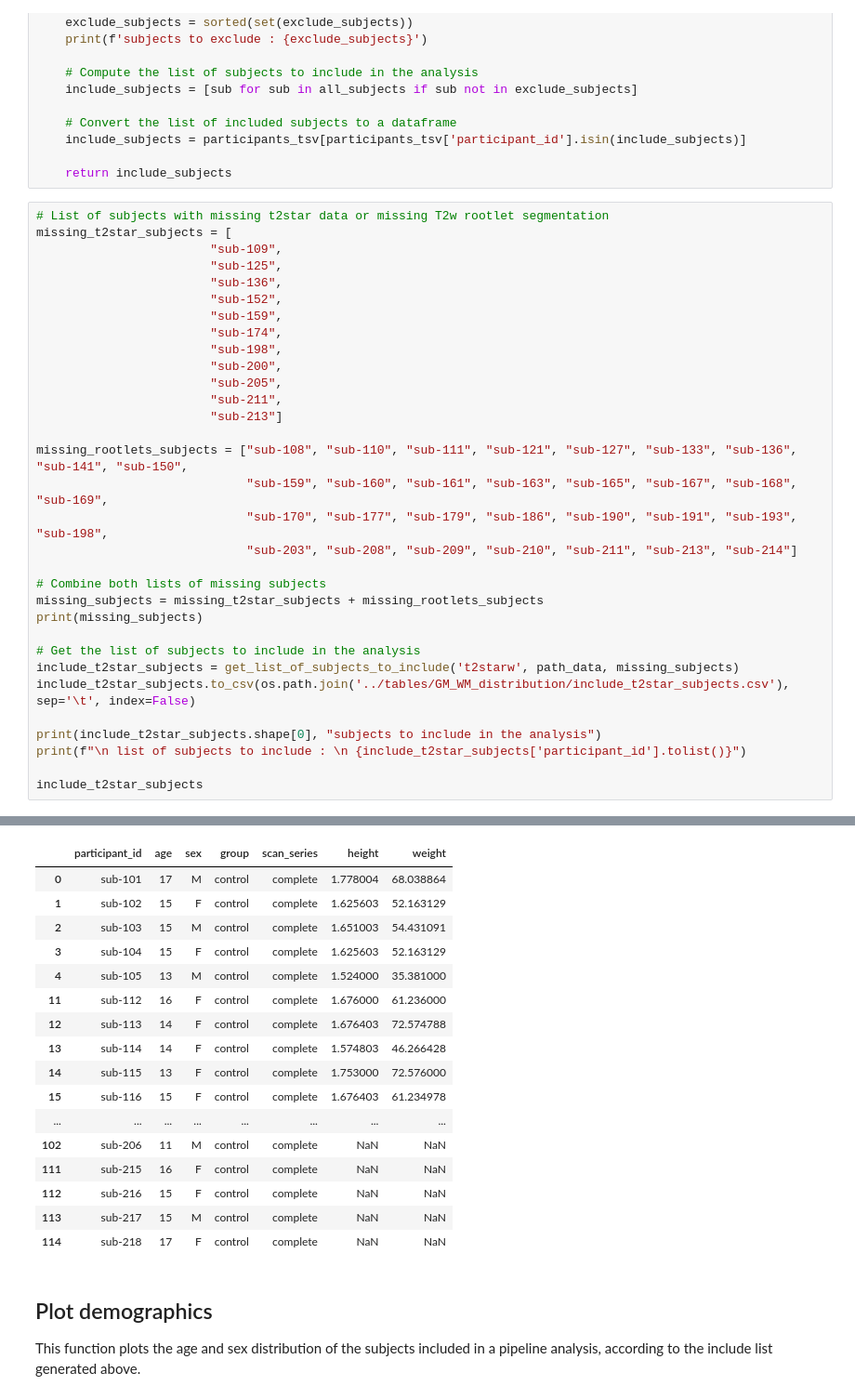
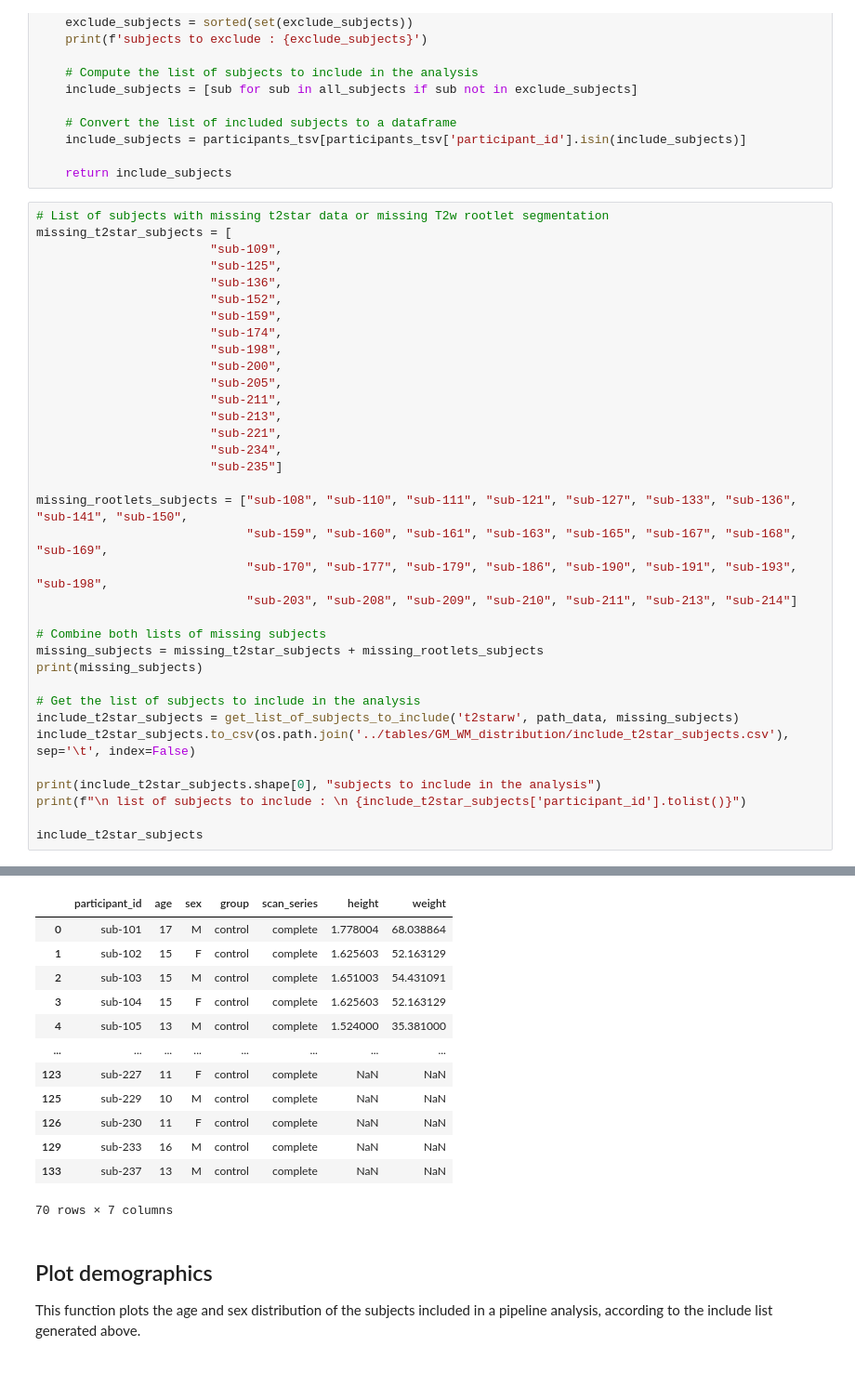
Before and after one commit to sct-pipeline/pediatric-data-analysis, a Jupyter notebook: results/plots/WMGM_distribution_figures.ipynb, the cells around one changed output, grey strips where cells are left out. Shown at 93% size. Drawn from its saved outputs; the diff is of its cells as text; blank space fills up the shorter version.

```diff
--- a/results/plots/WMGM_distribution_figures.ipynb
+++ b/results/plots/WMGM_distribution_figures.ipynb
@@ -97,7 +97,10 @@ missing_t2star_subjects = [
                         "sub-200",
                         "sub-205",
                         "sub-211",
-                        "sub-213"]
+                        "sub-213",
+                        "sub-221",
+                        "sub-234",
+                        "sub-235"]
 
 missing_rootlets_subjects = ["sub-108", "sub-110", "sub-111", "sub-121", "sub-127", "sub-133", "sub-136", "sub-141", "sub-150",
                              "sub-159", "sub-160", "sub-161", "sub-163", "sub-165", "sub-167", "sub-168", "sub-169",
@@ -123,23 +126,19 @@ subjects to exclude : ['sub-106', 'sub-107', 'sub-108', 'sub-109', 'sub-110', 's
 
  list of subjects to include :
  ['sub-101', 'sub-102', 'sub-103', 'sub-104', 'sub-105', 'sub-112', 'sub-113', 'sub-114', 'sub-115', 'sub-116', 'sub-117', 'sub-118', 'sub-119', 'sub-122', 'sub-123', 'sub-126', 'sub-128', 'sub-129',  ...
 |  | participant_id | age | sex | group | scan_series | height | weight |
 | 0 | sub-101 | 17 | M | control | complete | 1.778004 | 68.038864 |
 | 1 | sub-102 | 15 | F | control | complete | 1.625603 | 52.163129 |
 | 2 | sub-103 | 15 | M | control | complete | 1.651003 | 54.431091 |
 | 3 | sub-104 | 15 | F | control | complete | 1.625603 | 52.163129 |
 | 4 | sub-105 | 13 | M | control | complete | 1.524000 | 35.381000 |
-| 11 | sub-112 | 16 | F | control | complete | 1.676000 | 61.236000 |
-| 12 | sub-113 | 14 | F | control | complete | 1.676403 | 72.574788 |
-| 13 | sub-114 | 14 | F | control | complete | 1.574803 | 46.266428 |
-| 14 | sub-115 | 13 | F | control | complete | 1.753000 | 72.576000 |
-| 15 | sub-116 | 15 | F | control | complete | 1.676403 | 61.234978 |
 | ... | ... | ... | ... | ... | ... | ... | ... |
-| 102 | sub-206 | 11 | M | control | complete | NaN | NaN |
-| 111 | sub-215 | 16 | F | control | complete | NaN | NaN |
-| 112 | sub-216 | 15 | F | control | complete | NaN | NaN |
-| 113 | sub-217 | 15 | M | control | complete | NaN | NaN |
-| 114 | sub-218 | 17 | F | control | complete | NaN | NaN |
+| 123 | sub-227 | 11 | F | control | complete | NaN | NaN |
+| 125 | sub-229 | 10 | M | control | complete | NaN | NaN |
+| 126 | sub-230 | 11 | F | control | complete | NaN | NaN |
+| 129 | sub-233 | 16 | M | control | complete | NaN | NaN |
+| 133 | sub-237 | 13 | M | control | complete | NaN | NaN |
+70 rows × 7 columns
 # %% [markdown]
 ## Plot demographics
 
```
Also changed, not shown: parts of 9 cells of this notebook.
